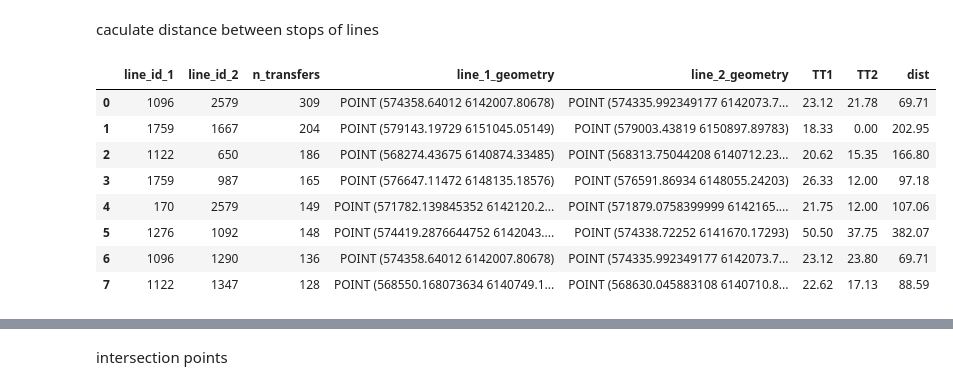
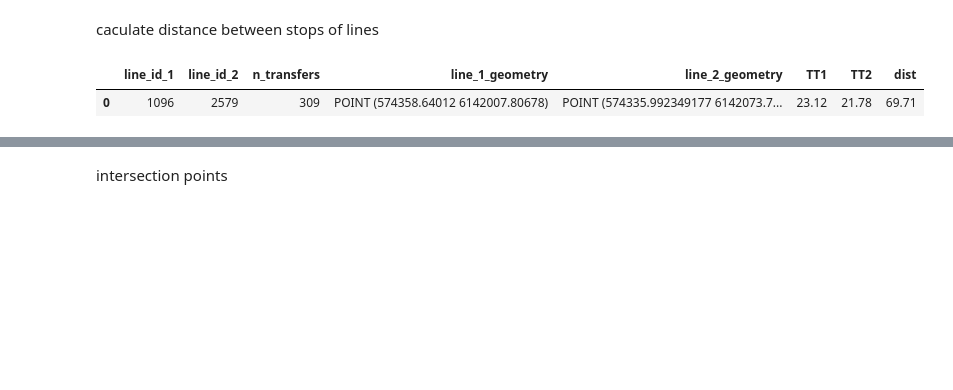
Before and after one commit to jonathan-murana/bus-generator, a Jupyter notebook: bus.ipynb, the cells around one changed output, grey strips where cells are left out. Saved outputs shown, nothing was run; the diff lists cells and outputs as text; code cells hidden in the pictures; blank space fills up the shorter version.

```diff
--- a/bus.ipynb
+++ b/bus.ipynb
@@ -176,9 +106,7 @@ SALIDA: que son??
 # %%
-cod_variante_validas= bus_schedules_by_stops.query('ordinal==1').copy()
-cod_variante_validas['count'] = 1
-#fecuencias_validas.head()
-cod_variante_validas = cod_variante_validas.groupby('cod_variante').sum().reset_index()
-cod_variante_validas.mean()
-#fecuencias_validas.std()
-cod_variante_validas=cod_variante_validas[cod_variante_validas['count'] > line_frequency_bound]['cod_variante']
-cod_variante_validas.head()
+valid_lines_list = bus_schedules_by_stops.query('ordinal==1').copy()
+valid_lines_list['count'] = 1
+valid_lines_list = valid_lines_list.groupby('cod_variante').sum().reset_index()
+valid_lines_list.mean()
+valid_lines_list=valid_lines_list[valid_lines_list['count'] > line_frequency_bound]['cod_variante']
+#display(valid_lines_list.head())
@@ -192 +115,5 @@ Name: cod_variante, dtype: int64
+# %%
+bus_schedules_by_stops = bus_schedules_by_stops[bus_schedules_by_stops['cod_variante']
+                                                .isin(cod_variante_validas)]
+#bus_schedules_by_stops.head(100)
 # %% [markdown]
@@ -224,0 +176,11 @@ transfers_with_no_max['line_id_2_var_01'] =\
+# %%
+def filter_transfers(transfers_with_max):
+    transfers_with_max = transfers_with_max[transfers_with_max['line_id_1'].isin(valid_lines_list)]
+    transfers_with_max = transfers_with_max[transfers_with_max['line_id_2'].isin(valid_lines_list)]
+    return transfers_with_max
+
+transfers_all_day_with_max = filter_transfers(transfers_all_day_with_max)
+transfers_1200_1400_with_max = filter_transfers(transfers_1200_1400_with_max)
+
+display(transfers_all_day_with_max.head(1))
+display(transfers_1200_1400_with_max.head(1))
@@ -389,17 +357,18 @@ caculate distance between stops of lines
 # %%
 def dist(geometry_1,geometry_2):
     return geometry_1.distance(geometry_2)
 
-transfers_with_stop_coors['dist'] =\
-transfers_with_stop_coors.apply(lambda e:dist(e.line_1_geometry,e.line_2_geometry),axis = 1)
-transfers_with_stop_coors.head(20)
+def add_dist(transfers_with_stop_coors):
+    transfers_with_stop_coors['dist'] =\
+    transfers_with_stop_coors.apply(lambda e:dist(e.line_1_geometry,e.line_2_geometry),axis = 1)
+    transfers_with_stop_coors.head(20)
+    return transfers_with_stop_coors
+
+transfers_all_day_max_tts_coors_dist = add_dist(transfers_all_day_max_tts_coors)
+transfers_1200_1400_max_tts_coors_dist = add_dist(transfers_1200_1400_max_tts_coors)
+
+display(transfers_all_day_max_tts_coors_dist.head(1))
+display(transfers_1200_1400_max_tts_coors_dist.head(1))
 # %% [output]
 |  | line_id_1 | line_id_2 | n_transfers | line_1_geometry | line_2_geometry | TT1 | TT2 | dist |
 | 0 | 1096 | 2579 | 309 | POINT (574358.64012 6142007.80678) | POINT (574335.992349177 6142073.7... | 23.12 | 21.78 | 69.71 |
-| 1 | 1759 | 1667 | 204 | POINT (579143.19729 6151045.05149) | POINT (579003.43819 6150897.89783) | 18.33 | 0.00 | 202.95 |
-| 2 | 1122 | 650 | 186 | POINT (568274.43675 6140874.33485) | POINT (568313.75044208 6140712.23... | 20.62 | 15.35 | 166.80 |
-| 3 | 1759 | 987 | 165 | POINT (576647.11472 6148135.18576) | POINT (576591.86934 6148055.24203) | 26.33 | 12.00 | 97.18 |
-| 4 | 170 | 2579 | 149 | POINT (571782.139845352 6142120.2... | POINT (571879.0758399999 6142165.... | 21.75 | 12.00 | 107.06 |
-| 5 | 1276 | 1092 | 148 | POINT (574419.2876644752 6142043.... | POINT (574338.72252 6141670.17293) | 50.50 | 37.75 | 382.07 |
-| 6 | 1096 | 1290 | 136 | POINT (574358.64012 6142007.80678) | POINT (574335.992349177 6142073.7... | 23.12 | 23.80 | 69.71 |
-| 7 | 1122 | 1347 | 128 | POINT (568550.168073634 6140749.1... | POINT (568630.045883108 6140710.8... | 22.62 | 17.13 | 88.59 |
```
Also changed, not shown: parts of 39 cells of this notebook, 9 other files.
